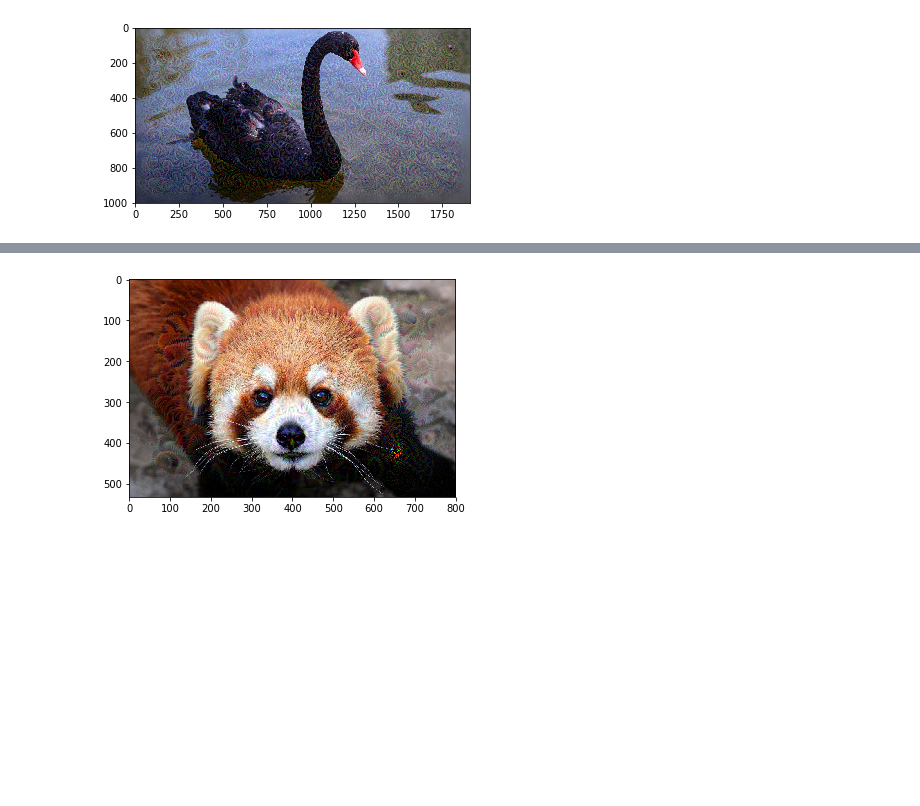
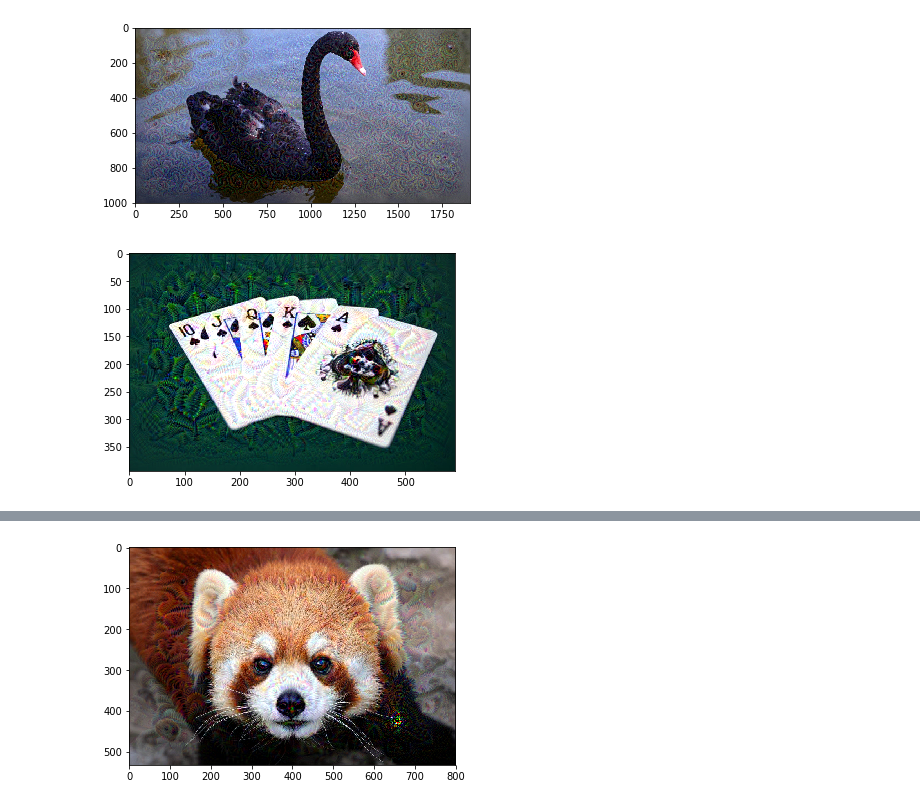
Before and after one commit to andooown/awesome-in-lab, a Jupyter notebook: keras-deep-dream-practice/deep_dream.ipynb, the cells around one changed output, grey strips where cells are left out. Drawn from its saved outputs; the diff is of its cells as text; code cells hidden in the pictures; blank space fills up the shorter version.

```diff
--- a/keras-deep-dream-practice/deep_dream.ipynb
+++ b/keras-deep-dream-practice/deep_dream.ipynb
@@ -169,6 +169,10 @@ def deep_dream(img_file):
 deep_dream('imgs/black_swan.jpg')
 # %% [output]
 [figure]
+# %%
+deep_dream('imgs/cards.jpg')
+# %% [output]
+[figure, added]
 # %%
 deep_dream('imgs/lemon.jpg')
 # %% [output]
```
Also changed, not shown: parts of 2 cells of this notebook, 2 other files.
